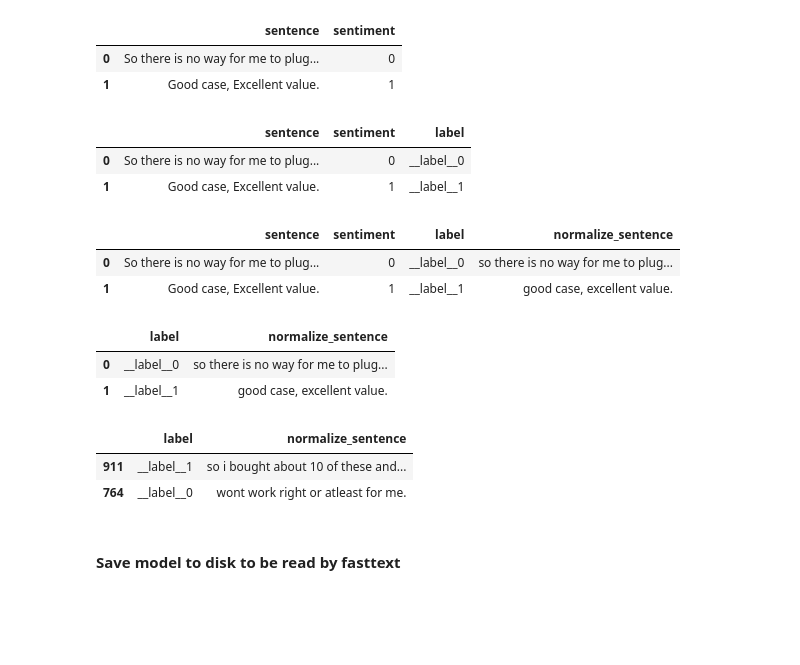
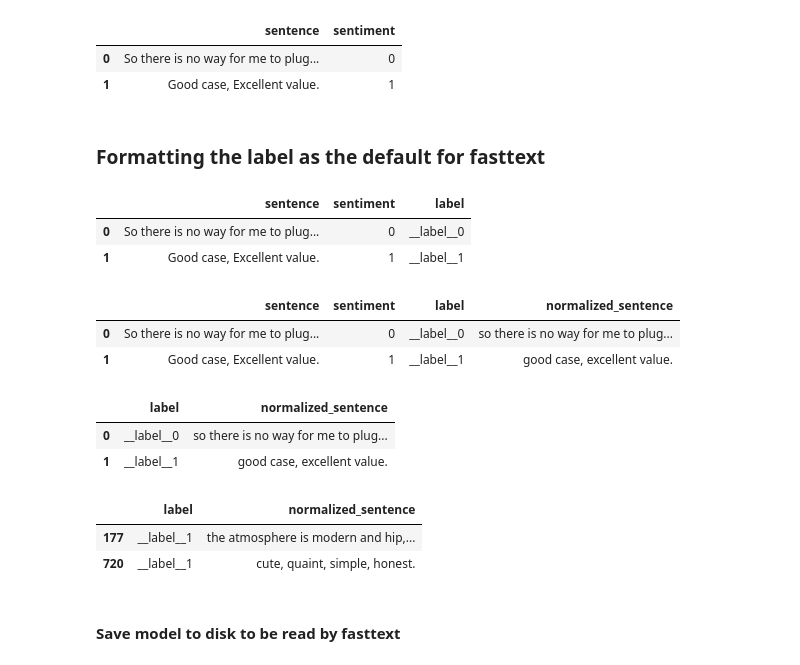
Before and after one commit to hminooei/DSbyHadi, a Jupyter notebook: Tutorial3/sentiment-analysis-embedding.ipynb, the cells around one changed output. Drawn from its saved outputs; the diff is of its cells as text; code cells hidden in the pictures; blank space fills up the shorter version.

```diff
--- a/Tutorial3/sentiment-analysis-embedding.ipynb
+++ b/Tutorial3/sentiment-analysis-embedding.ipynb
@@ -18,3 +16,5 @@ DATA_DIR = "../data/sentiment/"
+# %%
+DATA_DIR = "~/Downloads/sentiment_labelled_sentences/"
 # %%
 data_amazon = pd.read_table(DATA_DIR+"amazon_cells_labelled.txt"
                           , sep='\t', header=None, names=['sentence', 'sentiment'])
@@ -23,59 +23,56 @@ data_imdb = pd.read_table(DATA_DIR+"imdb_labelled.txt"
 data_yelp = pd.read_table(DATA_DIR+"yelp_labelled.txt"
                           , sep='\t', header=None, names=['sentence', 'sentiment'])
 # %%
-all_data = pd.concat([data_amazon, data_imdb, data_yelp, data_extra])
+all_data = pd.concat([data_amazon, data_imdb, data_yelp])
 all_data.head(2)
 # %% [output]
 |  | sentence | sentiment |
 | 0 | So there is no way for me to plug... | 0 |
 | 1 | Good case, Excellent value. | 1 |
+# %% [markdown]
+### Formatting the label as the default for fasttext
 # %%
 all_data['label'] = all_data.apply(lambda row: '__label__' + str(row.sentiment), axis=1)
-# %%
-all_data.head(2)
-# labeled_data = all_data.drop('sentiment', axis=1)
-# labeled_data.head(2)
-# %% [output]
-|  | sentence | sentiment | label |
-| 0 | So there is no way for me to plug... | 0 | __label__0 |
-| 1 | Good case, Excellent value. | 1 | __label__1 |
+# %%
+all_data.head(2)
+# %% [output]
+|  | sentence | sentiment | label |
+| 0 | So there is no way for me to plug... | 0 | __label__0 |
+| 1 | Good case, Excellent value. | 1 | __label__1 |
 # %%
 import re
-# all_data['lower'] = all_data.apply(lambda row: row.sentence.lower(), axis=1)
+
 def normalize(row):
     lower = row['sentence'].lower()
-    no_links = re.sub('((www\.[^\s]+)|(https?://[^\s]+))','', lower)
-    # replace hashtags by just words
-    no_hashtag = re.sub(r'#([^\s]+)', r'\1', no_links)
     #correct all multiple white spaces to a single white space
-    no_mult_ws = re.sub('[\s]+', ' ', no_hashtag)
+    no_mult_ws = re.sub('[\s]+', ' ', lower)
     text = no_mult_ws.strip()
     return text
 
-all_data['normalize_sentence'] = all_data.apply(normalize, axis=1)
+all_data['normalized_sentence'] = all_data.apply(normalize, axis=1)
 # %%
 all_data.head(2)
 # %% [output]
-|  | sentence | sentiment | label | normalize_sentence |
+|  | sentence | sentiment | label | normalized_sentence |
 | 0 | So there is no way for me to plug... | 0 | __label__0 | so there is no way for me to plug... |
 | 1 | Good case, Excellent value. | 1 | __label__1 | good case, excellent value. |
 # %%
 labeled_data = all_data.drop(['sentence', 'sentiment'], axis=1)
 labeled_data.head(2)
 # %% [output]
-|  | label | normalize_sentence |
+|  | label | normalized_sentence |
 | 0 | __label__0 | so there is no way for me to plug... |
 | 1 | __label__1 | good case, excellent value. |
 # %%
 from sklearn.model_selection import train_test_split
 
-train, valid = train_test_split(labeled_data, test_size=0.3)
+train_data, test_data = train_test_split(labeled_data, test_size=0.35, random_state=4)
 # %%
-train.head(2)
+test_data.head(2)
 # %% [output]
-|  | label | normalize_sentence |
-| 911 | __label__1 | so i bought about 10 of these and... |
-| 764 | __label__0 | wont work right or atleast for me. |
+|  | label | normalized_sentence |
+| 177 | __label__1 | the atmosphere is modern and hip,... |
+| 720 | __label__1 | cute, quaint, simple, honest. |
 # %% [markdown]
 #### Save model to disk to be read by fasttext
 # %%
```
Also changed, not shown: parts of 22 cells of this notebook, 1 other file.
